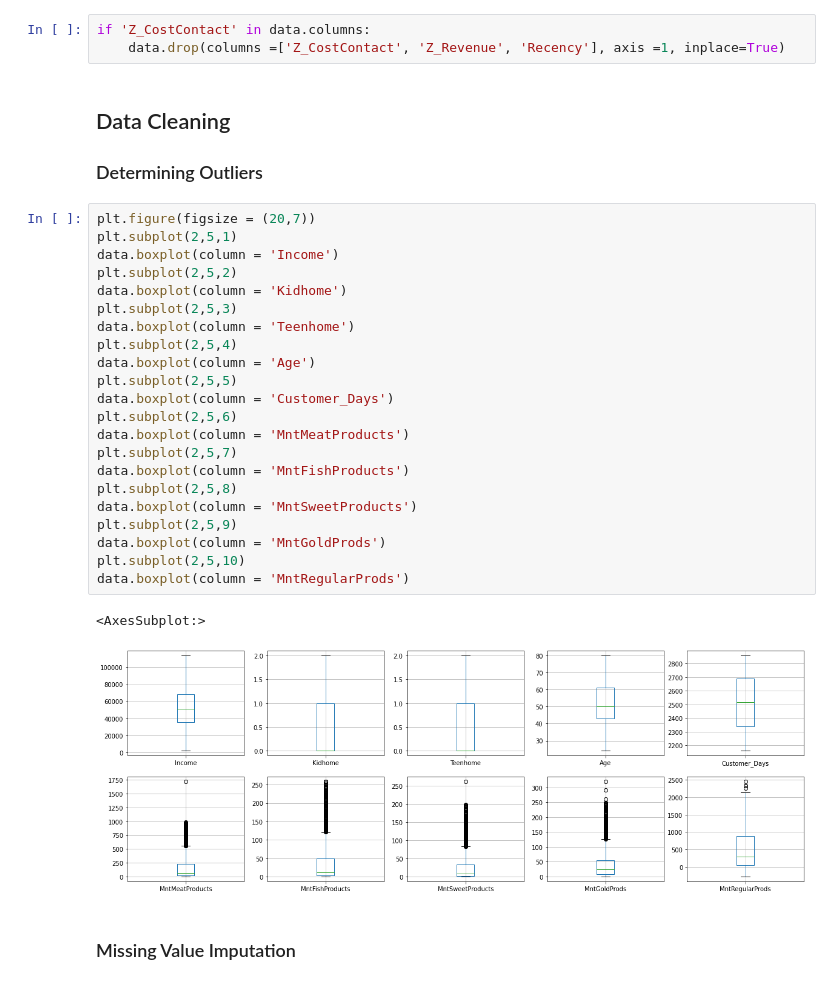
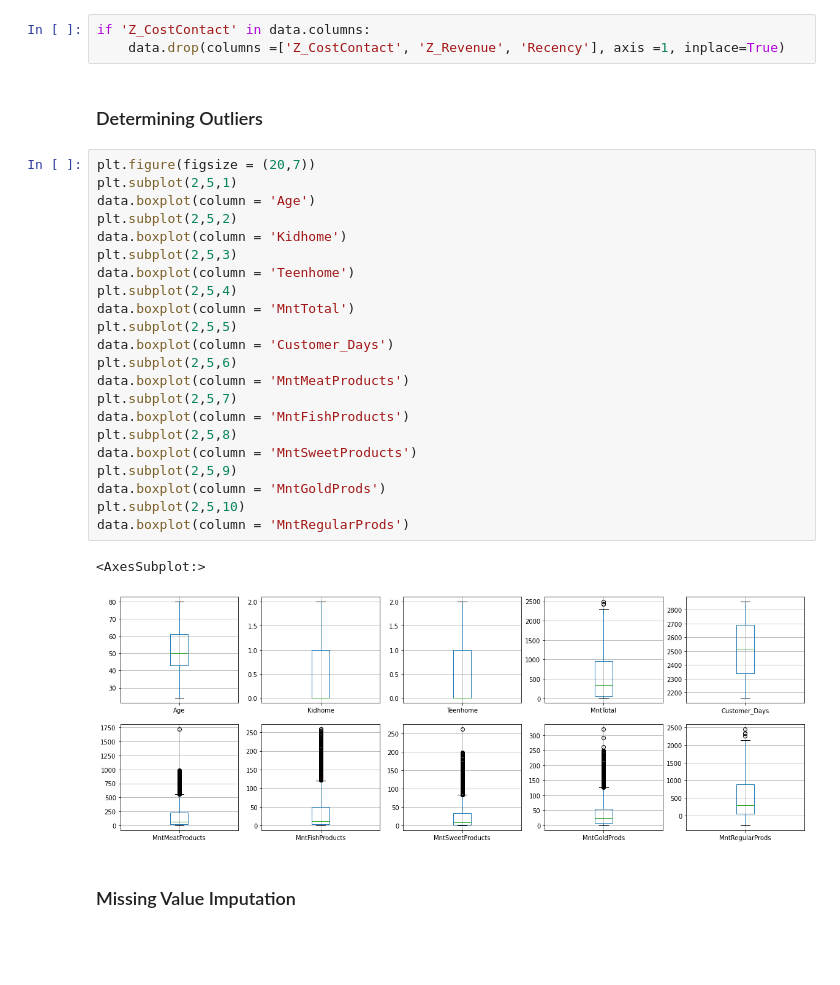
Before and after one commit to palit-dev/Data-Analytics, a Jupyter notebook: Exploratory-Data-Analytics/exploratory-data-analysis.ipynb, the cells around one changed output. Cells and saved outputs as stored; diff of their text form; blank space fills up the shorter version.

```diff
--- a/Exploratory-Data-Analytics/exploratory-data-analysis.ipynb
+++ b/Exploratory-Data-Analytics/exploratory-data-analysis.ipynb
@@ -28,34 +34,32 @@ The Data consists of 2205 customer records, each with 39 features. The following
 if 'Z_CostContact' in data.columns:
     data.drop(columns =['Z_CostContact', 'Z_Revenue', 'Recency'], axis =1, inplace=True)
 # %% [markdown]
-## Data Cleaning
-
 ### Determining Outliers
 # %%
 plt.figure(figsize = (20,7))
 plt.subplot(2,5,1)
-data.boxplot(column = 'Income')
+data.boxplot(column = 'Age')
 plt.subplot(2,5,2)
 data.boxplot(column = 'Kidhome')
 plt.subplot(2,5,3)
 data.boxplot(column = 'Teenhome')
 plt.subplot(2,5,4)
-data.boxplot(column = 'Age')
+data.boxplot(column = 'MntTotal')
 plt.subplot(2,5,5)
 data.boxplot(column = 'Customer_Days')
 plt.subplot(2,5,6)
 data.boxplot(column = 'MntMeatProducts')
 plt.subplot(2,5,7)
 data.boxplot(column = 'MntFishProducts')
 plt.subplot(2,5,8)
 data.boxplot(column = 'MntSweetProducts')
 plt.subplot(2,5,9)
 data.boxplot(column = 'MntGoldProds')
 plt.subplot(2,5,10)
 data.boxplot(column = 'MntRegularProds')
 # %% [output]
 <AxesSubplot:>
-[figure, old version]
+[figure, new version]
 # %% [markdown]
 ### Missing Value Imputation
 # %%
```
Also changed, not shown: parts of 40 cells of this notebook, 2 other files.
